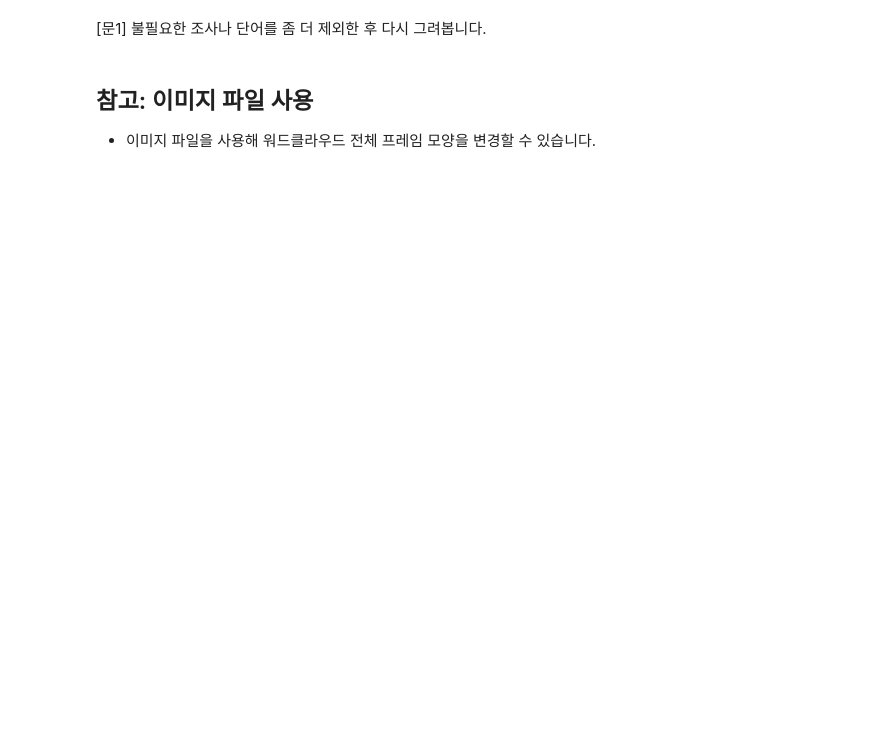
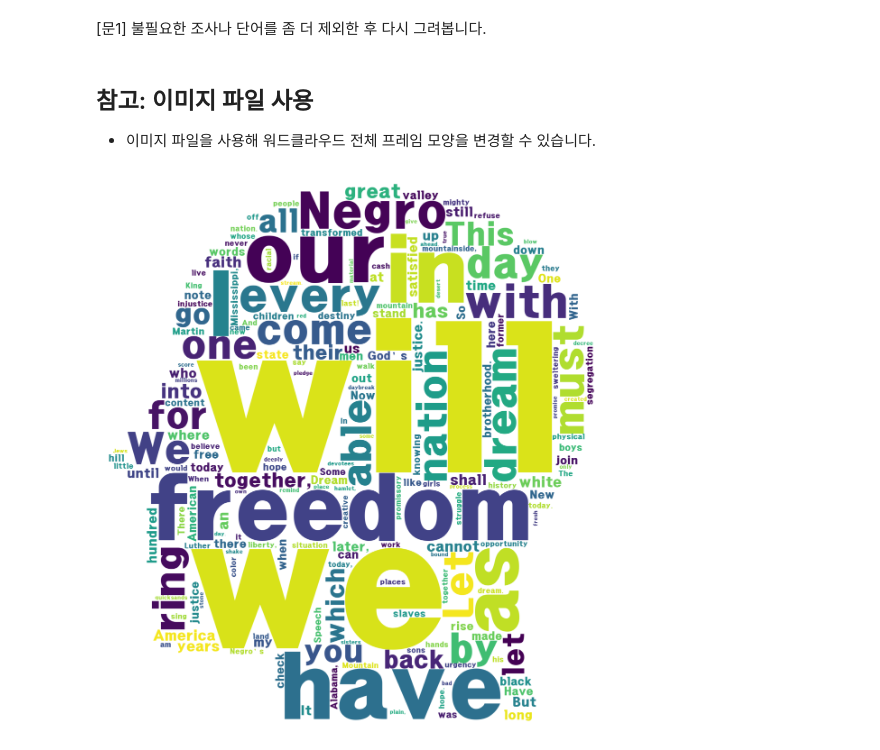
Before and after one commit to yangjung-woo/KT-Workspace, a Jupyter notebook: KT_AIVLE_DX_Regular_course/Week1/DX_데이터 다루기_실습자료/10 - 파일 읽고 쓰기.ipynb, the cells around one changed output. Saved outputs shown, nothing was run; the diff lists cells and outputs as text; code cells hidden in the pictures; blank space fills up the shorter version.

```diff
--- a/KT_AIVLE_DX_Regular_course/Week1/DX_데이터 다루기_실습자료/10 - 파일 읽고 쓰기.ipynb
+++ b/KT_AIVLE_DX_Regular_course/Week1/DX_데이터 다루기_실습자료/10 - 파일 읽고 쓰기.ipynb
@@ -472,21 +471,23 @@ TypeError: imshow() missing 1 required positional argument: 'X'
 # %%
 # 라이브러리 불러오기
 import numpy as np
 from PIL import Image
 
 # 이미지 불러오기
-masking_image = np.array(Image.open('  ?  '))
+masking_image = np.array(Image.open('human.jpg'))
 
 # 워드 클라우드 만들기
 wordcloud = WordCloud(font_path = 'C:/Windows/fonts/HMKMRHD.TTF',
                       width=2000,
                       height=1000,
                       mask=masking_image,
                       background_color='white').generate_from_frequencies(wordCount)
 
 # 표시하기
 plt.figure(figsize=(12, 6))
 plt.imshow(wordcloud)
 plt.axis("off")
 plt.tight_layout(pad=0)
 plt.show()
+# %% [output]
+[figure, added]
```
Also changed, not shown: parts of 2 cells of this notebook, 8 other files.
